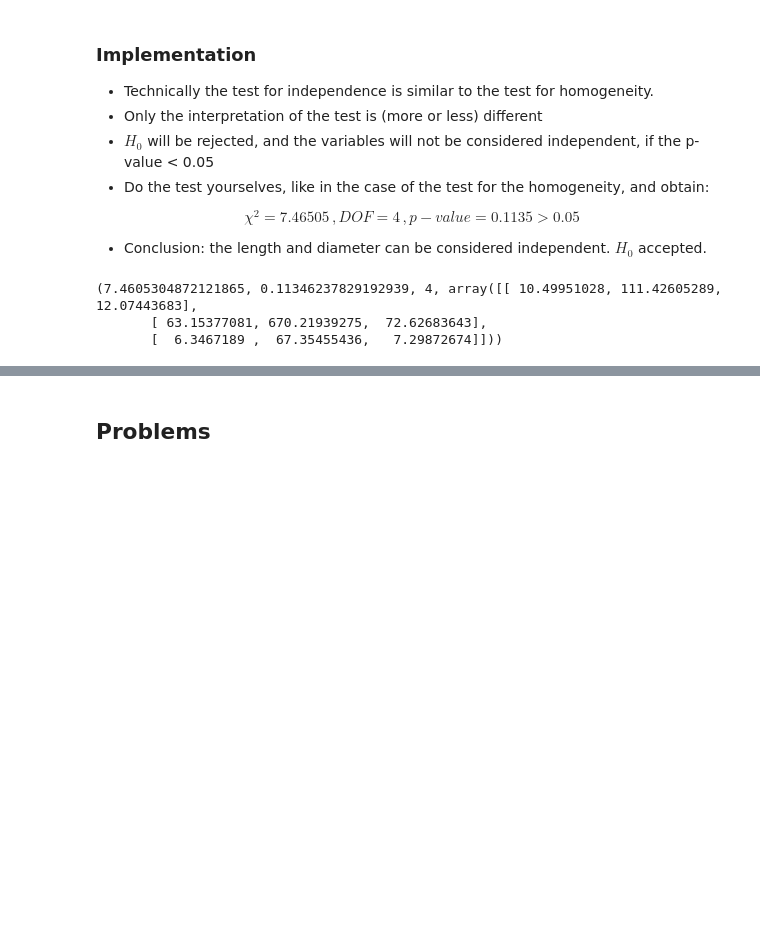
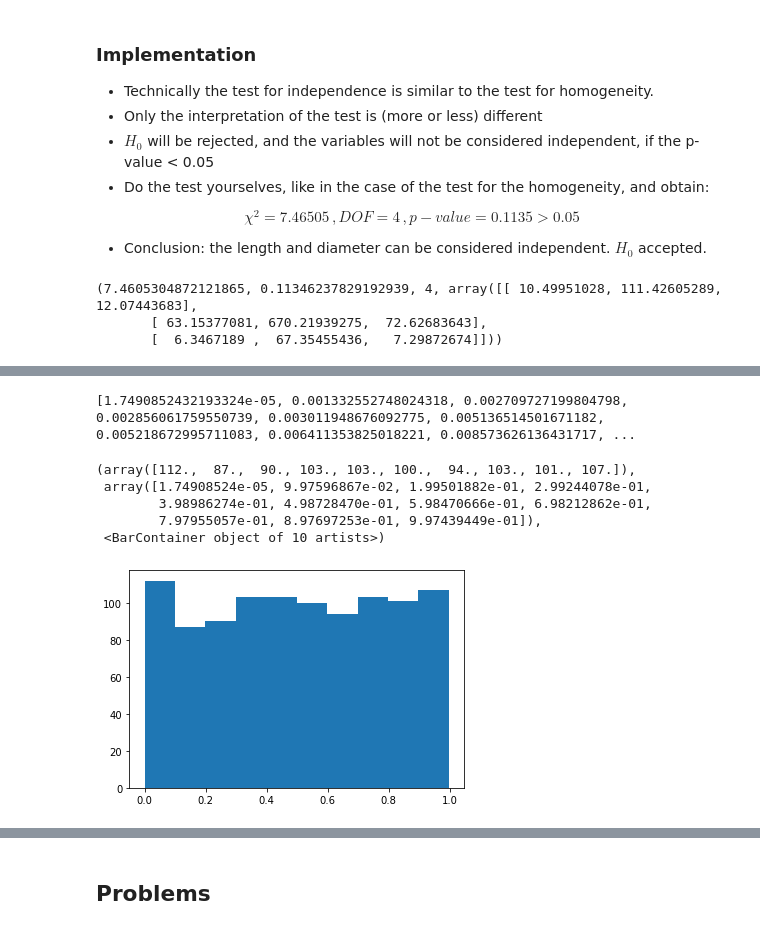
Before and after one commit to lsig/Statistics, a Jupyter notebook: Workbook.ipynb, the cells around one changed output, grey strips where cells are left out. Cells and saved outputs as stored; diff of their text form; code cells hidden in the pictures; blank space fills up the shorter version.

```diff
--- a/Workbook.ipynb
+++ b/Workbook.ipynb
@@ -2297,0 +2309,29 @@ print(chi2_contingency(df2))
+# %%
+from statistics import mean
+import numpy as np
+from scipy.stats import ttest_rel
+import matplotlib.pyplot as plt
+
+p_vec = []
+k = 1000
+n = 10
+
+for i in range(k):
+    x = [np.random.random_sample() for i in range(n)]
+    y = [np.random.random_sample() for i in range(n)]
+    t, p = ttest_rel(x,y)
+    p_vec.append(p)
+
+pp = sorted(p_vec)
+
+print(pp)
+
+plt.hist(pp)
+# %% [output]
+[1.7490852432193324e-05, 0.001332552748024318, 0.002709727199804798, 0.002856061759550739, 0.003011948676092775, 0.005136514501671182, 0.005218672995711083, 0.006411353825018221, 0.008573626136431717, ...
+(array([112.,  87.,  90., 103., 103., 100.,  94., 103., 101., 107.]),
+ array([1.74908524e-05, 9.97596867e-02, 1.99501882e-01, 2.99244078e-01,
+        3.98986274e-01, 4.98728470e-01, 5.98470666e-01, 6.98212862e-01,
+        7.97955057e-01, 8.97697253e-01, 9.97439449e-01]),
+ <BarContainer object of 10 artists>)
+[figure, added]
```
Also changed, not shown: parts of 14 cells of this notebook, 1 other file.
